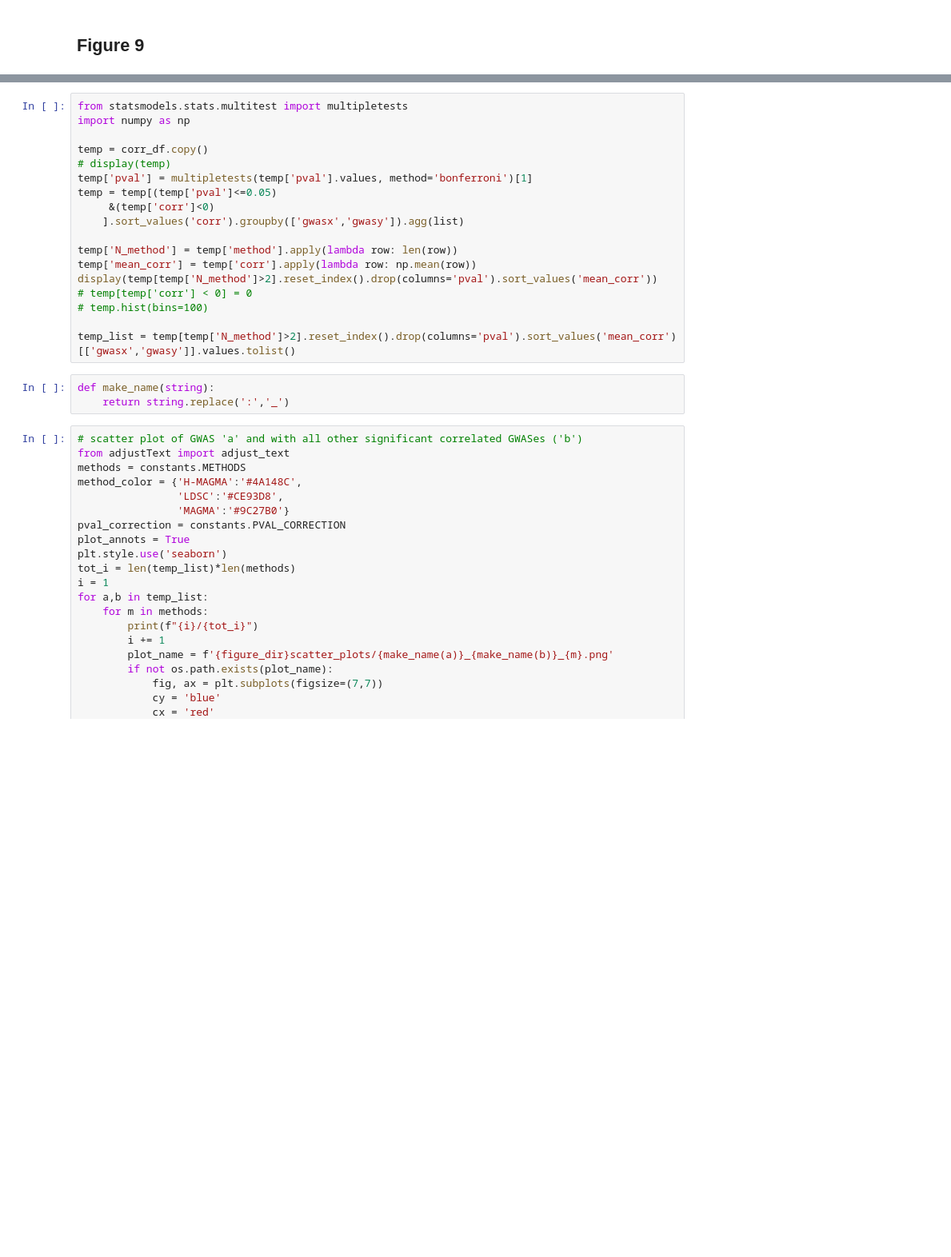
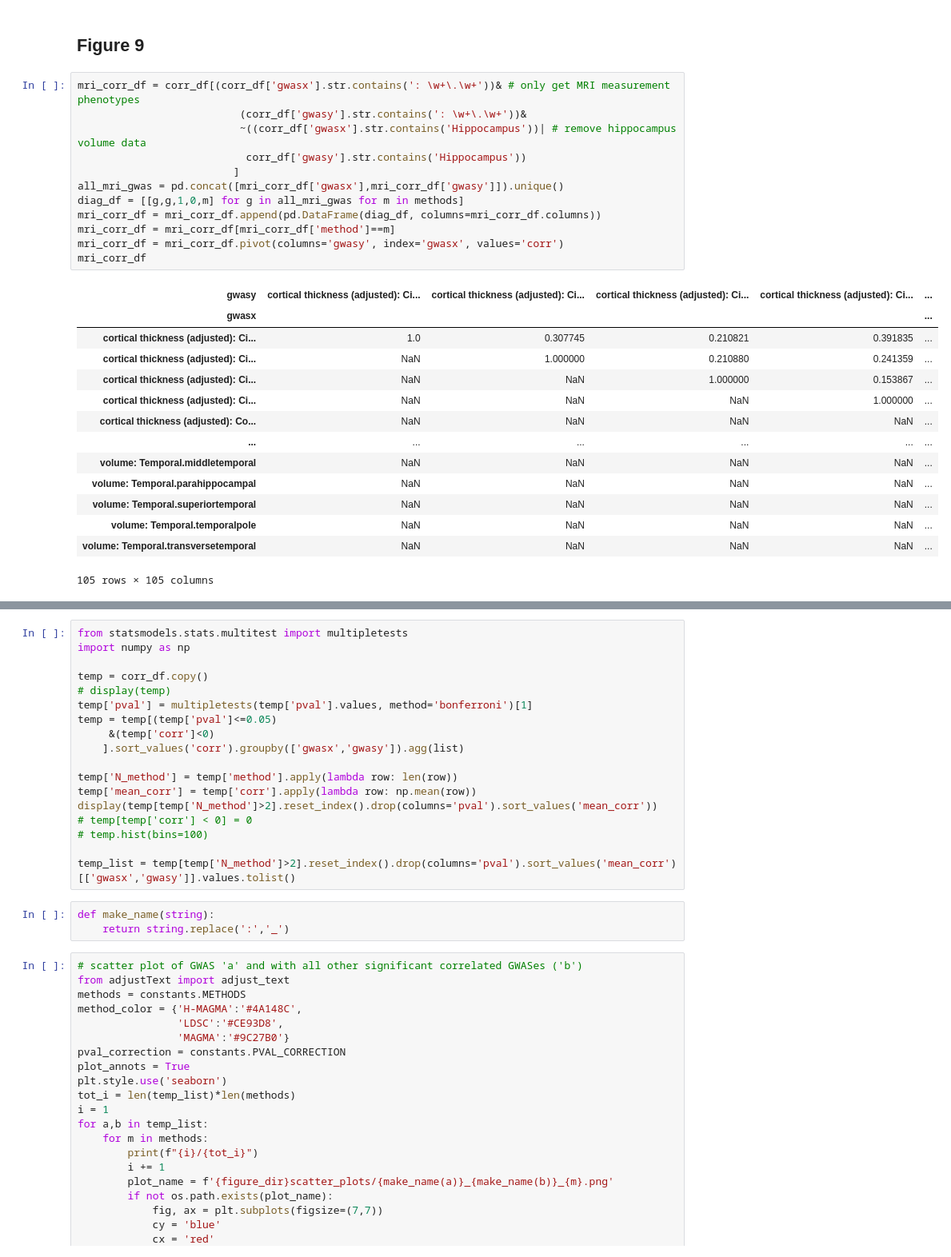
Before and after one commit to erwinerdem/STEAP, a Jupyter notebook: notebooks/figures.ipynb, the cells around one changed output, grey strips where cells are left out. Shown: that part at 80% size. Cells and saved outputs as stored; diff of their text form; blank space fills up the shorter version.

```diff
--- a/notebooks/figures.ipynb
+++ b/notebooks/figures.ipynb
@@ -485,2 +539,29 @@ plt.show()
 # %% [markdown]
 ## Figure 9
+# %%
+mri_corr_df = corr_df[(corr_df['gwasx'].str.contains(': \w+\.\w+'))& # only get MRI measurement phenotypes
+                          (corr_df['gwasy'].str.contains(': \w+\.\w+'))&
+                          ~((corr_df['gwasx'].str.contains('Hippocampus'))| # remove hippocampus volume data
+                           corr_df['gwasy'].str.contains('Hippocampus'))
+                         ]
+all_mri_gwas = pd.concat([mri_corr_df['gwasx'],mri_corr_df['gwasy']]).unique()
+diag_df = [[g,g,1,0,m] for g in all_mri_gwas for m in methods]
+mri_corr_df = mri_corr_df.append(pd.DataFrame(diag_df, columns=mri_corr_df.columns))
+mri_corr_df = mri_corr_df[mri_corr_df['method']==m]
+mri_corr_df = mri_corr_df.pivot(columns='gwasy', index='gwasx', values='corr')
+mri_corr_df
+# %% [output]
+| gwasy | cortical thickness (adjusted): Ci... | cortical thickness (adjusted): Ci... | cortical thickness (adjusted): Ci... | cortical thickness (adjusted): Ci... | ... |
+| gwasx |  |  |  |  | ... |
+| cortical thickness (adjusted): Ci... | 1.0 | 0.307745 | 0.210821 | 0.391835 | ... |
+| cortical thickness (adjusted): Ci... | NaN | 1.000000 | 0.210880 | 0.241359 | ... |
+| cortical thickness (adjusted): Ci... | NaN | NaN | 1.000000 | 0.153867 | ... |
+| cortical thickness (adjusted): Ci... | NaN | NaN | NaN | 1.000000 | ... |
+| cortical thickness (adjusted): Co... | NaN | NaN | NaN | NaN | ... |
+| ... | ... | ... | ... | ... | ... |
+| volume: Temporal.middletemporal | NaN | NaN | NaN | NaN | ... |
+| volume: Temporal.parahippocampal | NaN | NaN | NaN | NaN | ... |
+| volume: Temporal.superiortemporal | NaN | NaN | NaN | NaN | ... |
+| volume: Temporal.temporalpole | NaN | NaN | NaN | NaN | ... |
+| volume: Temporal.transversetemporal | NaN | NaN | NaN | NaN | ... |
+105 rows × 105 columns
```
Also changed, not shown: parts of 5 cells of this notebook, 6 other files.
